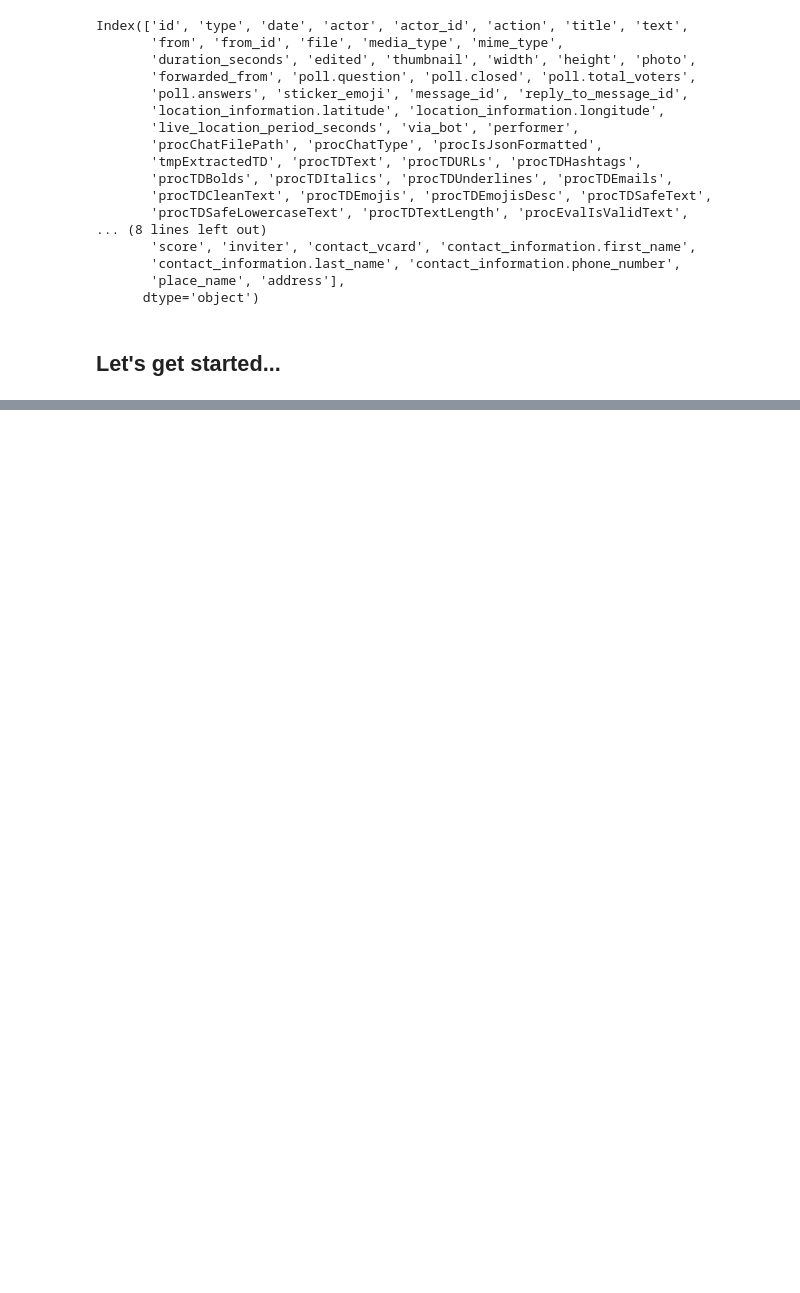
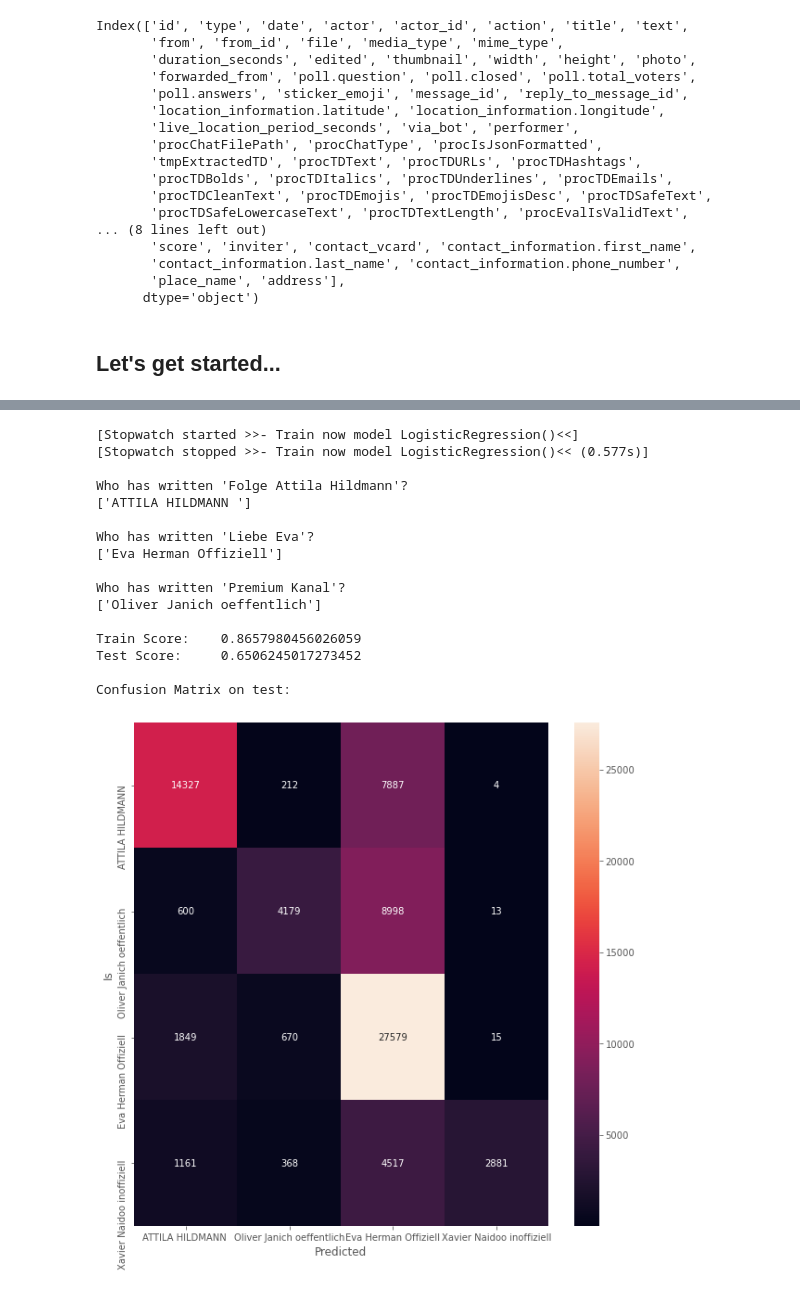
Before and after one commit to maxbundscherer/telegram-analysis, a Jupyter notebook: notebooks/Classifier.ipynb, the cells around one changed output, grey strips where cells are left out. Drawn from its saved outputs; the diff is of its cells as text; code cells hidden in the pictures; blank space fills up the shorter version.

```diff
--- a/notebooks/Classifier.ipynb
+++ b/notebooks/Classifier.ipynb
@@ -199,0 +378,20 @@ print(str(confusion_matrix(predictTest, y_test)))
+# %%
+trainAndEvalModel(LogisticRegression(), "class-logisticregression.png")
+# %% [output]
+[Stopwatch started >>- Train now model LogisticRegression()<<]
+[Stopwatch stopped >>- Train now model LogisticRegression()<< (0.577s)]
+
+Who has written 'Folge Attila Hildmann'?
+['ATTILA HILDMANN ']
+
+Who has written 'Liebe Eva'?
+['Eva Herman Offiziell']
+
+Who has written 'Premium Kanal'?
+['Oliver Janich oeffentlich']
+
+Train Score:    0.8657980456026059
+Test Score:     0.6506245017273452
+
+Confusion Matrix on test:
+[figure, added]
```
Also changed, not shown: parts of 40 cells of this notebook, 4 other files.
